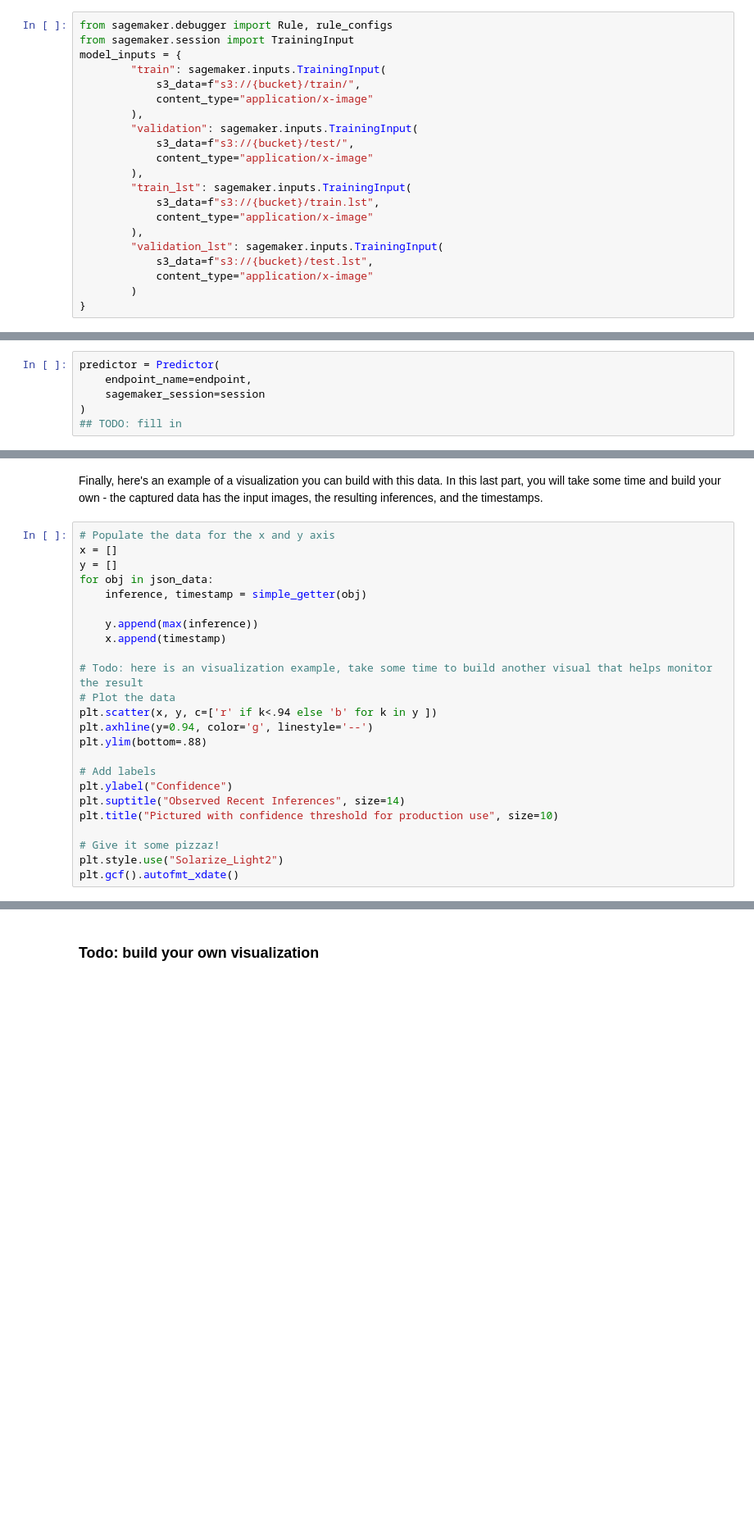
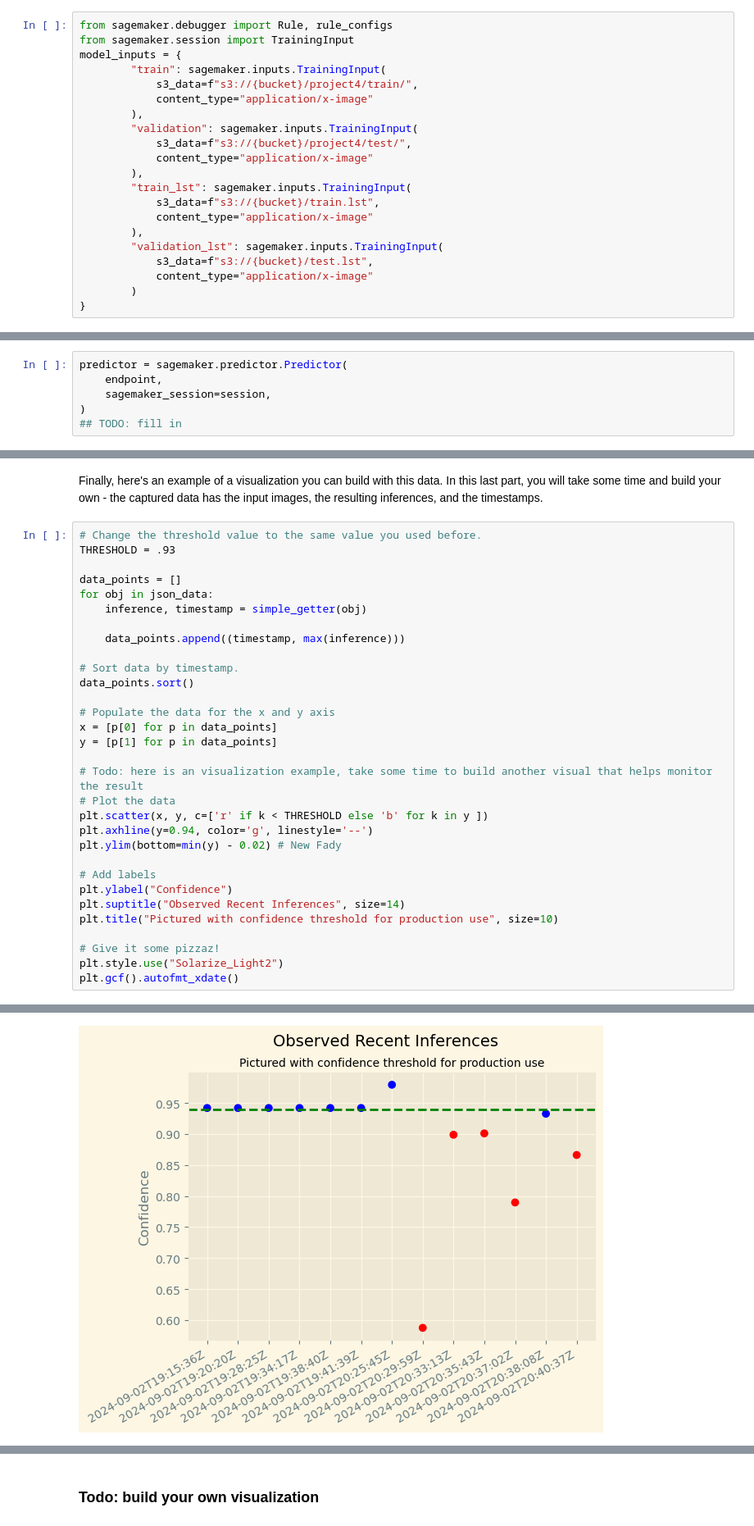
Before and after one commit to OmarAshraf01/Build-a-ML-Workflow-for-Scones-Unlimited-on-Amazon-Sagemaker, a Jupyter notebook: starter.ipynb, the cells around one changed output, grey strips where cells are left out. Shown at 82% size. Drawn from its saved outputs; the diff is of its cells as text; blank space fills up the shorter version.

Commit message:
Finishing Project4

```diff
--- a/starter.ipynb
+++ b/starter.ipynb
@@ -332,11 +394,11 @@ from sagemaker.debugger import Rule, rule_configs
 from sagemaker.session import TrainingInput
 model_inputs = {
         "train": sagemaker.inputs.TrainingInput(
-            s3_data=f"s3://{bucket}/train/",
+            s3_data=f"s3://{bucket}/project4/train/",
             content_type="application/x-image"
         ),
         "validation": sagemaker.inputs.TrainingInput(
-            s3_data=f"s3://{bucket}/test/",
+            s3_data=f"s3://{bucket}/project4/test/",
             content_type="application/x-image"
         ),
         "train_lst": sagemaker.inputs.TrainingInput(
@@ -387,9 +473,9 @@ Note the endpoint name for later as well.
 
 Next, instantiate a Predictor:
 # %%
-predictor = Predictor(
-    endpoint_name=endpoint,
-    sagemaker_session=session
+predictor = sagemaker.predictor.Predictor(
+    endpoint,
+    sagemaker_session=session,
 )
 ## TODO: fill in
 # %% [markdown]
@@ -626,20 +734,27 @@ simple_getter(json_data[0])
 # %% [markdown]
 Finally, here's an example of a visualization you can build with this data. In this last part, you will take some time and build your own - the captured data has the input images, the resulting inferences, and the timestamps.
 # %%
-# Populate the data for the x and y axis
-x = []
-y = []
+# Change the threshold value to the same value you used before.
+THRESHOLD = .93
+
+data_points = []
 for obj in json_data:
     inference, timestamp = simple_getter(obj)
 
-    y.append(max(inference))
-    x.append(timestamp)
+    data_points.append((timestamp, max(inference)))
+
+# Sort data by timestamp.
+data_points.sort()
+
+# Populate the data for the x and y axis
+x = [p[0] for p in data_points]
+y = [p[1] for p in data_points]
 
 # Todo: here is an visualization example, take some time to build another visual that helps monitor the result
 # Plot the data
-plt.scatter(x, y, c=['r' if k<.94 else 'b' for k in y ])
+plt.scatter(x, y, c=['r' if k < THRESHOLD else 'b' for k in y ])
 plt.axhline(y=0.94, color='g', linestyle='--')
-plt.ylim(bottom=.88)
+plt.ylim(bottom=min(y) - 0.02) # New Fady
 
 # Add labels
 plt.ylabel("Confidence")
@@ -649,3 +764,4 @@ plt.title("Pictured with confidence threshold for production use", size=10)
 # Give it some pizzaz!
 plt.style.use("Solarize_Light2")
 plt.gcf().autofmt_xdate()
+# %% [output]
@@ -651,0 +770 @@ plt.gcf().autofmt_xdate()
+[figure, added]
```
Also changed, not shown: parts of 25 cells of this notebook, 28 other files.
